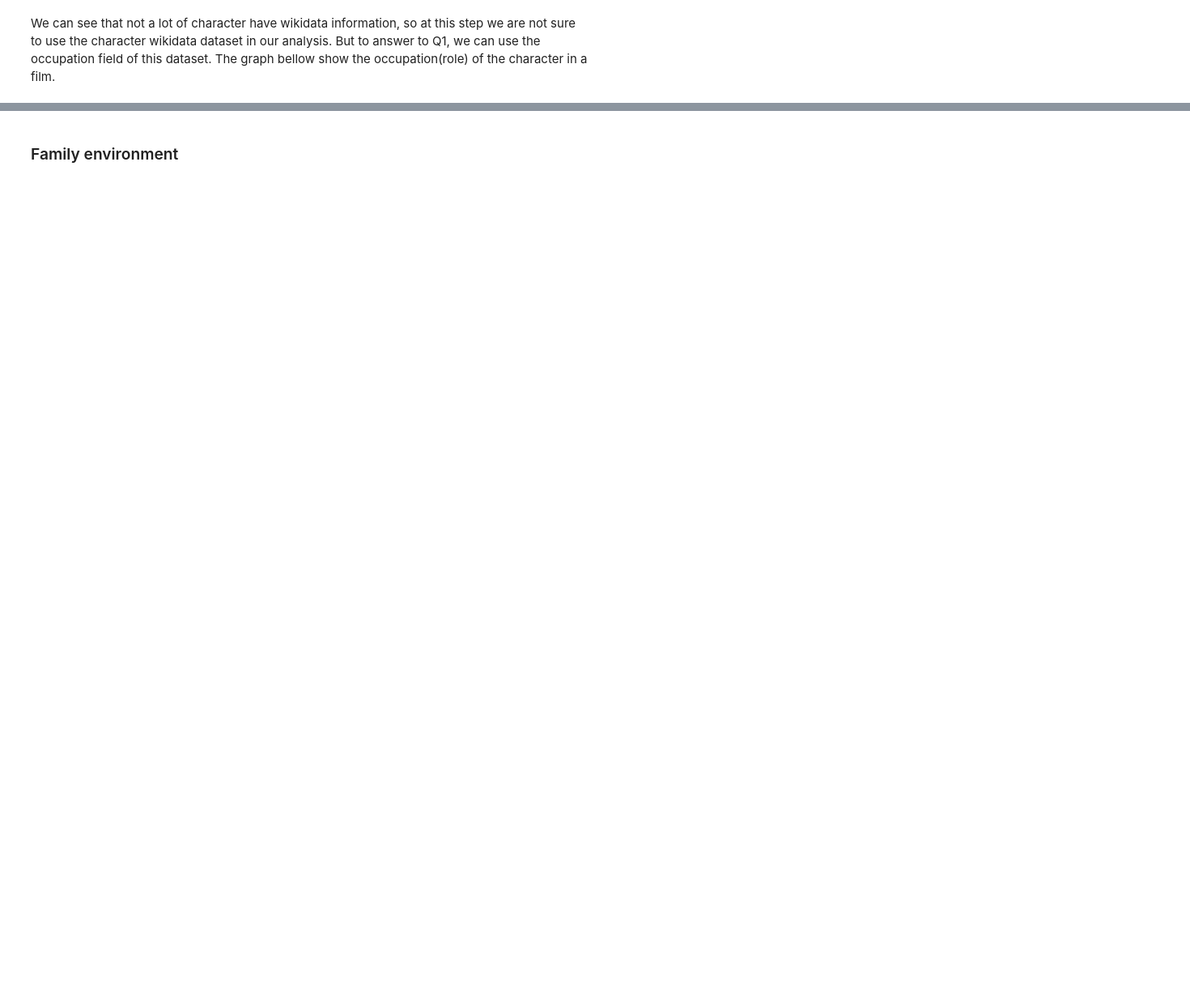
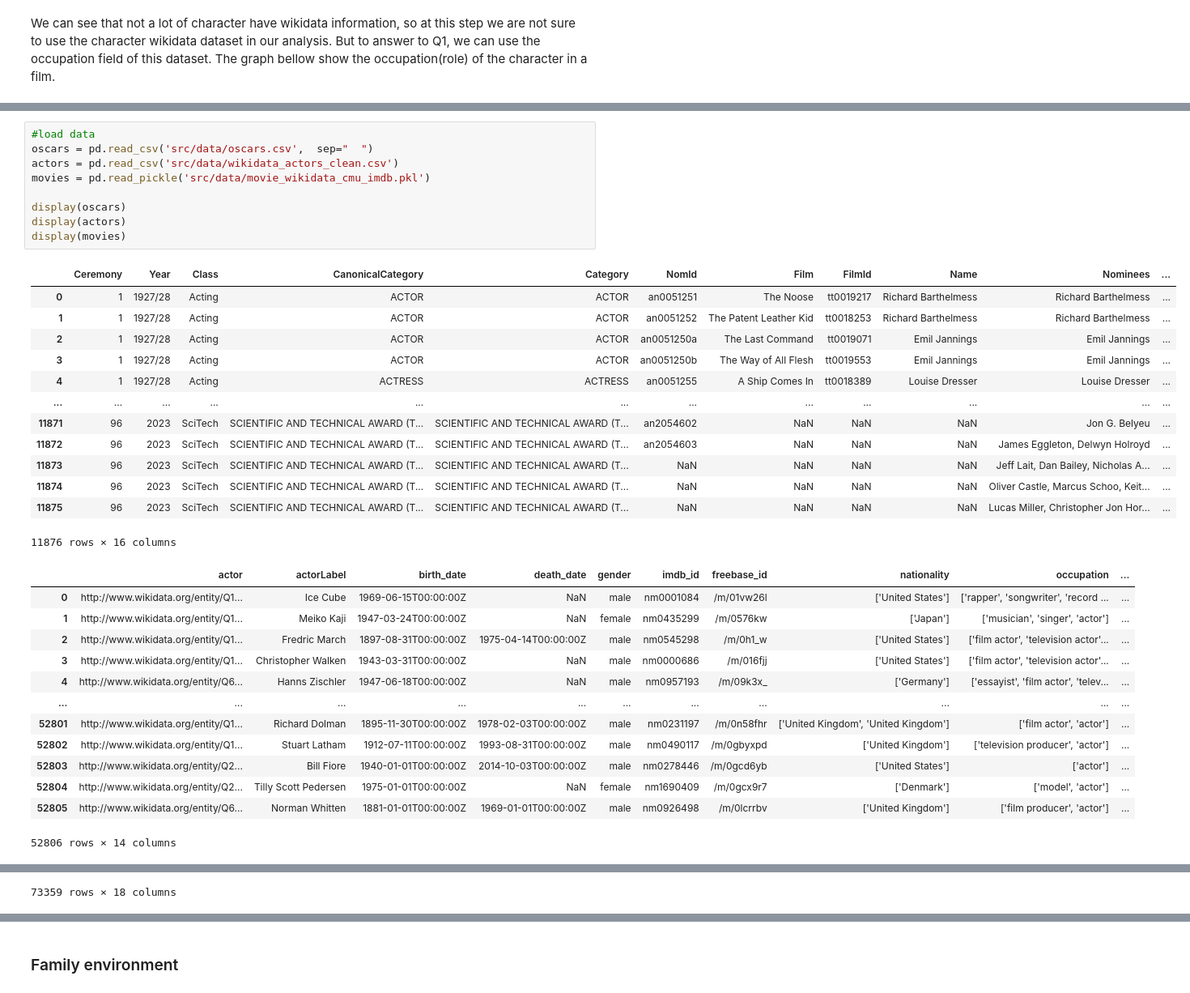
Before and after one commit to epfl-ada/ada-2024-project-bradaframanadamada, a Jupyter notebook: results.ipynb, the cells around one changed output, grey strips where cells are left out. Shown at 81% size. Drawn from its saved outputs; the diff is of its cells as text; blank space fills up the shorter version.

```diff
--- a/results.ipynb
+++ b/results.ipynb
@@ -440,0 +840,36 @@ plt.show()
+# %%
+#load data
+oscars = pd.read_csv('src/data/oscars.csv',  sep="	")
+actors = pd.read_csv('src/data/wikidata_actors_clean.csv')
+movies = pd.read_pickle('src/data/movie_wikidata_cmu_imdb.pkl')
+
+display(oscars)
+display(actors)
+display(movies)
+# %% [output]
+|  | Ceremony | Year | Class | CanonicalCategory | Category | NomId | Film | FilmId | Name | Nominees | ... |
+| 0 | 1 | 1927/28 | Acting | ACTOR | ACTOR | an0051251 | The Noose | tt0019217 | Richard Barthelmess | Richard Barthelmess | ... |
+| 1 | 1 | 1927/28 | Acting | ACTOR | ACTOR | an0051252 | The Patent Leather Kid | tt0018253 | Richard Barthelmess | Richard Barthelmess | ... |
+| 2 | 1 | 1927/28 | Acting | ACTOR | ACTOR | an0051250a | The Last Command | tt0019071 | Emil Jannings | Emil Jannings | ... |
+| 3 | 1 | 1927/28 | Acting | ACTOR | ACTOR | an0051250b | The Way of All Flesh | tt0019553 | Emil Jannings | Emil Jannings | ... |
+| 4 | 1 | 1927/28 | Acting | ACTRESS | ACTRESS | an0051255 | A Ship Comes In | tt0018389 | Louise Dresser | Louise Dresser | ... |
+| ... | ... | ... | ... | ... | ... | ... | ... | ... | ... | ... | ... |
+| 11871 | 96 | 2023 | SciTech | SCIENTIFIC AND TECHNICAL AWARD (T... | SCIENTIFIC AND TECHNICAL AWARD (T... | an2054602 | NaN | NaN | NaN | Jon G. Belyeu | ... |
+| 11872 | 96 | 2023 | SciTech | SCIENTIFIC AND TECHNICAL AWARD (T... | SCIENTIFIC AND TECHNICAL AWARD (T... | an2054603 | NaN | NaN | NaN | James Eggleton, Delwyn Holroyd | ... |
+| 11873 | 96 | 2023 | SciTech | SCIENTIFIC AND TECHNICAL AWARD (T... | SCIENTIFIC AND TECHNICAL AWARD (T... | NaN | NaN | NaN | NaN | Jeff Lait, Dan Bailey, Nicholas A... | ... |
+| 11874 | 96 | 2023 | SciTech | SCIENTIFIC AND TECHNICAL AWARD (T... | SCIENTIFIC AND TECHNICAL AWARD (T... | NaN | NaN | NaN | NaN | Oliver Castle, Marcus Schoo, Keit... | ... |
+| 11875 | 96 | 2023 | SciTech | SCIENTIFIC AND TECHNICAL AWARD (T... | SCIENTIFIC AND TECHNICAL AWARD (T... | NaN | NaN | NaN | NaN | Lucas Miller, Christopher Jon Hor... | ... |
+11876 rows × 16 columns
+|  | actor | actorLabel | birth_date | death_date | gender | imdb_id | freebase_id | nationality | occupation | ... |
+| 0 | http://www.wikidata.org/entity/Q1... | Ice Cube | 1969-06-15T00:00:00Z | NaN | male | nm0001084 | /m/01vw26l | ['United States'] | ['rapper', 'songwriter', 'record ... | ... |
+| 1 | http://www.wikidata.org/entity/Q1... | Meiko Kaji | 1947-03-24T00:00:00Z | NaN | female | nm0435299 | /m/0576kw | ['Japan'] | ['musician', 'singer', 'actor'] | ... |
+| 2 | http://www.wikidata.org/entity/Q1... | Fredric March | 1897-08-31T00:00:00Z | 1975-04-14T00:00:00Z | male | nm0545298 | /m/0h1_w | ['United States'] | ['film actor', 'television actor'... | ... |
+| 3 | http://www.wikidata.org/entity/Q1... | Christopher Walken | 1943-03-31T00:00:00Z | NaN | male | nm0000686 | /m/016fjj | ['United States'] | ['film actor', 'television actor'... | ... |
+| 4 | http://www.wikidata.org/entity/Q6... | Hanns Zischler | 1947-06-18T00:00:00Z | NaN | male | nm0957193 | /m/09k3x_ | ['Germany'] | ['essayist', 'film actor', 'telev... | ... |
+| ... | ... | ... | ... | ... | ... | ... | ... | ... | ... | ... |
+| 52801 | http://www.wikidata.org/entity/Q1... | Richard Dolman | 1895-11-30T00:00:00Z | 1978-02-03T00:00:00Z | male | nm0231197 | /m/0n58fhr | ['United Kingdom', 'United Kingdom'] | ['film actor', 'actor'] | ... |
+| 52802 | http://www.wikidata.org/entity/Q1... | Stuart Latham | 1912-07-11T00:00:00Z | 1993-08-31T00:00:00Z | male | nm0490117 | /m/0gbyxpd | ['United Kingdom'] | ['television producer', 'actor'] | ... |
+| 52803 | http://www.wikidata.org/entity/Q2... | Bill Fiore | 1940-01-01T00:00:00Z | 2014-10-03T00:00:00Z | male | nm0278446 | /m/0gcd6yb | ['United States'] | ['actor'] | ... |
+| 52804 | http://www.wikidata.org/entity/Q2... | Tilly Scott Pedersen | 1975-01-01T00:00:00Z | NaN | female | nm1690409 | /m/0gcx9r7 | ['Denmark'] | ['model', 'actor'] | ... |
+| 52805 | http://www.wikidata.org/entity/Q6... | Norman Whitten | 1881-01-01T00:00:00Z | 1969-01-01T00:00:00Z | male | nm0926498 | /m/0lcrrbv | ['United Kingdom'] | ['film producer', 'actor'] | ... |
+52806 rows × 14 columns
@@ -440,0 +888 @@ plt.show()
+73359 rows × 18 columns
```
Also changed, not shown: parts of 47 cells of this notebook, 4 other files.
